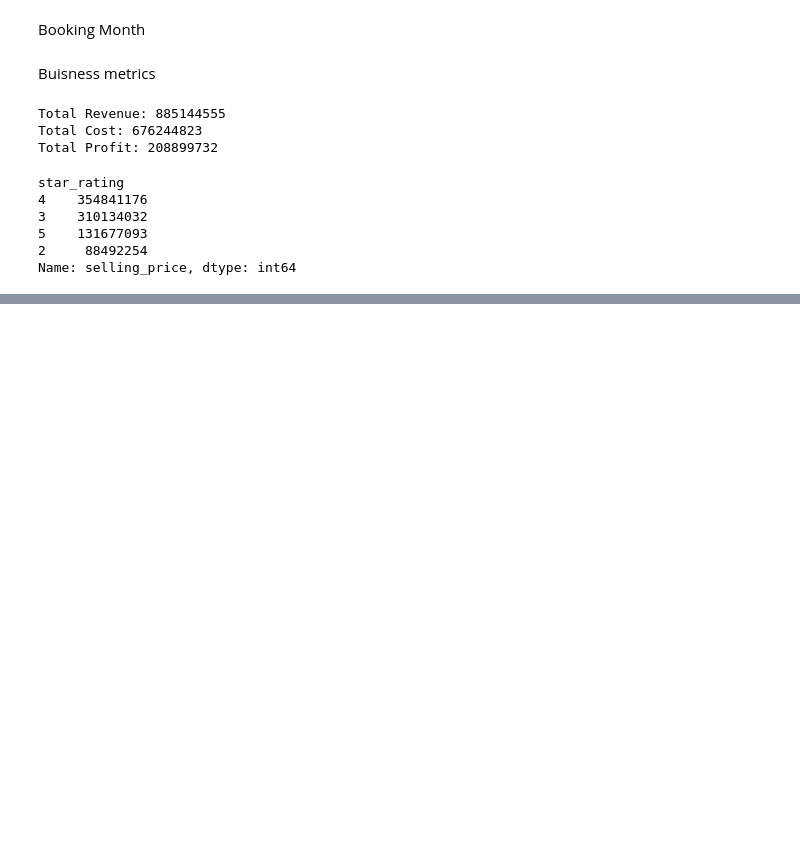
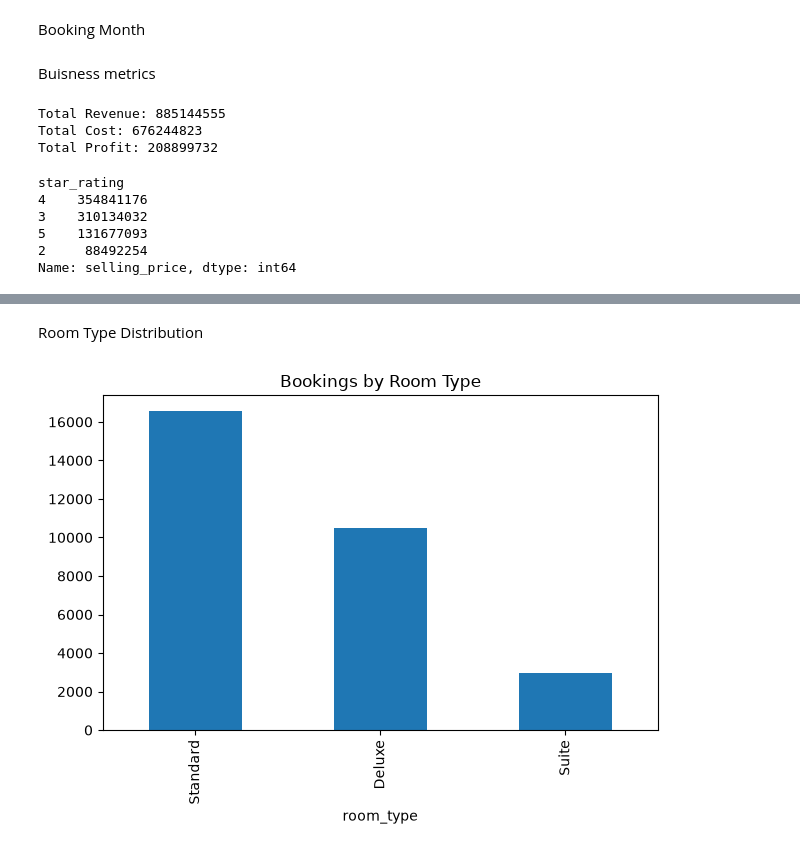
Before and after one commit to Saurabh-993/EDA-Travclan, a Jupyter notebook: Hotel_Booking_Analysis/notebook/Hotel_Booking_Analysis.ipynb, the cells around one changed output, grey strips where cells are left out. Cells and saved outputs as stored; diff of their text form; code cells hidden in the pictures; blank space fills up the shorter version.

```diff
--- a/Hotel_Booking_Analysis/notebook/Hotel_Booking_Analysis.ipynb
+++ b/Hotel_Booking_Analysis/notebook/Hotel_Booking_Analysis.ipynb
@@ -83,0 +116,11 @@ Name: selling_price, dtype: int64
+# %% [markdown]
+Room Type Distribution
+# %%
+df["room_type"].value_counts().plot(kind="bar")
+
+plt.title("Bookings by Room Type")
+plt.tight_layout()
+plt.savefig("../output/room_type_distribution.png")
+plt.show()
+# %% [output]
+[figure, added]
```
Also changed, not shown: parts of 13 cells of this notebook, 7 other files.
